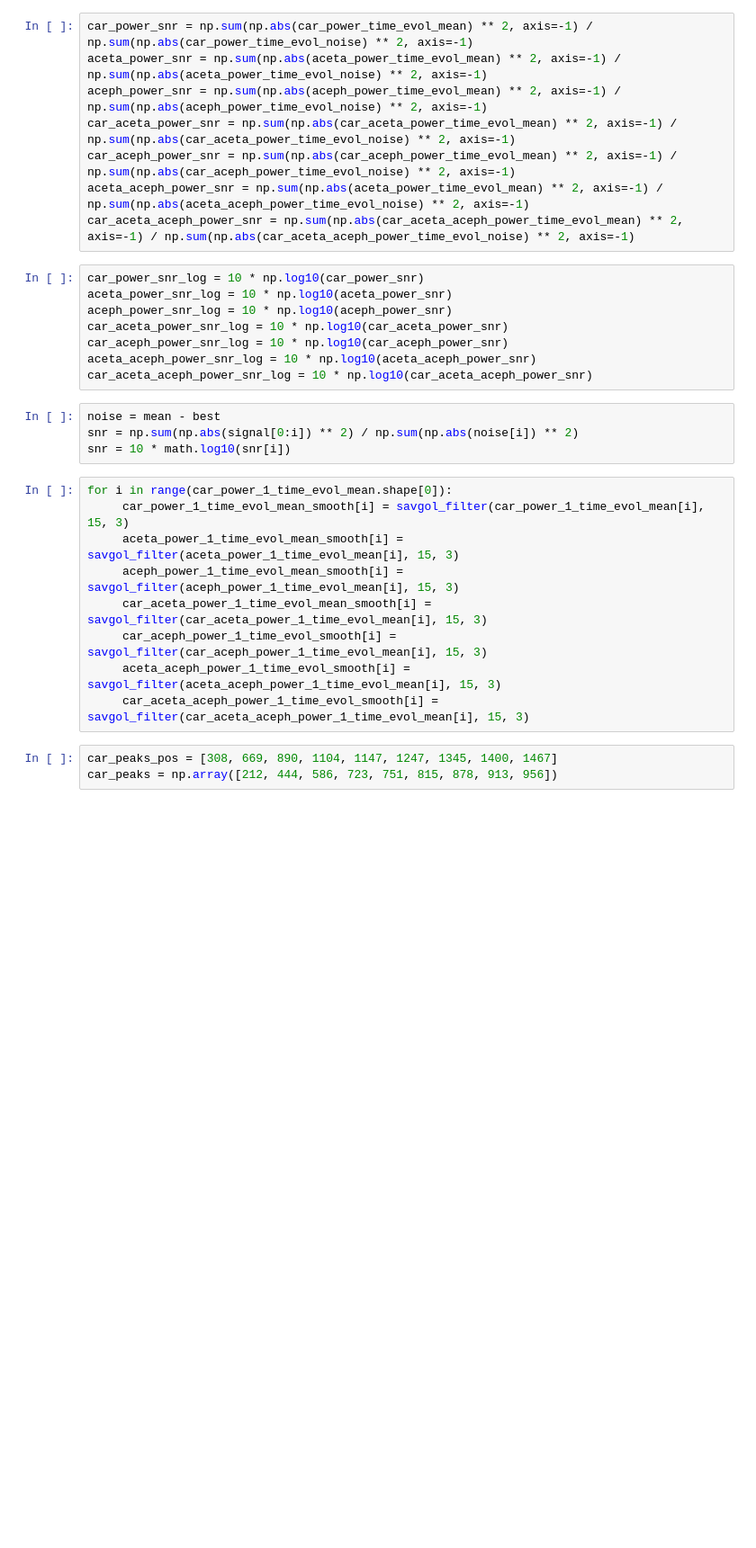
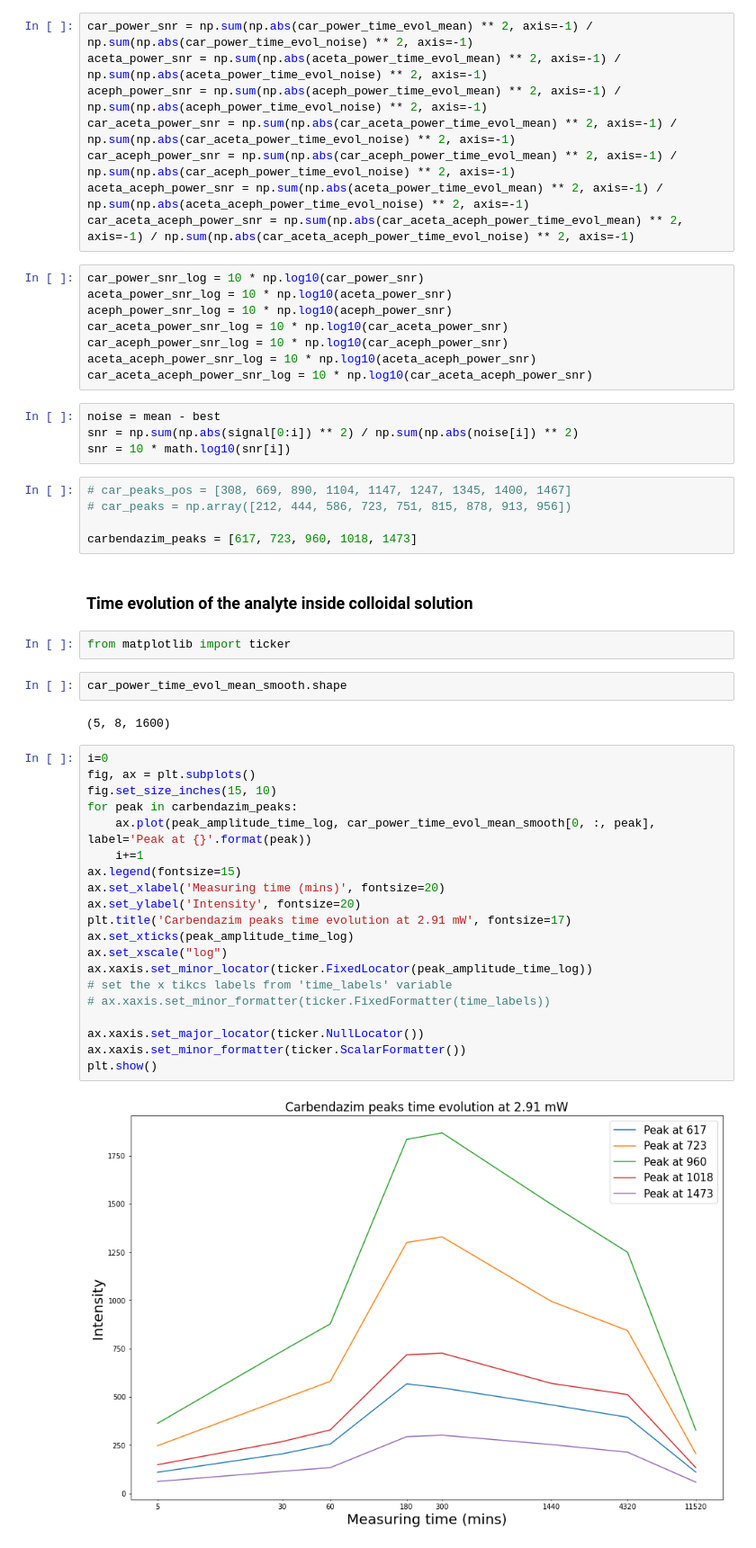
Before and after one commit to anva-kn/Raman, a Jupyter notebook: Aging&Time_evol.ipynb, the cells around one changed output. Shown at 90% size. Saved outputs shown, nothing was run; the diff lists cells and outputs as text; blank space fills up the shorter version.

Commit message:
Analyte evolution over time

```diff
--- a/Aging&Time_evol.ipynb
+++ b/Aging&Time_evol.ipynb
@@ -232,15 +232,38 @@ car_aceta_aceph_power_snr_log = 10 * np.log10(car_aceta_aceph_power_snr)
 noise = mean - best
 snr = np.sum(np.abs(signal[0:i]) ** 2) / np.sum(np.abs(noise[i]) ** 2)
 snr = 10 * math.log10(snr[i])
-# %%
-for i in range(car_power_1_time_evol_mean.shape[0]):
-     car_power_1_time_evol_mean_smooth[i] = savgol_filter(car_power_1_time_evol_mean[i], 15, 3)
-     aceta_power_1_time_evol_mean_smooth[i] = savgol_filter(aceta_power_1_time_evol_mean[i], 15, 3)
-     aceph_power_1_time_evol_mean_smooth[i] = savgol_filter(aceph_power_1_time_evol_mean[i], 15, 3)
-     car_aceta_power_1_time_evol_mean_smooth[i] = savgol_filter(car_aceta_power_1_time_evol_mean[i], 15, 3)
-     car_aceph_power_1_time_evol_smooth[i] = savgol_filter(car_aceph_power_1_time_evol_mean[i], 15, 3)
-     aceta_aceph_power_1_time_evol_smooth[i] = savgol_filter(aceta_aceph_power_1_time_evol_mean[i], 15, 3)
-     car_aceta_aceph_power_1_time_evol_smooth[i] = savgol_filter(car_aceta_aceph_power_1_time_evol_mean[i], 15, 3)
 # %%
-car_peaks_pos = [308, 669, 890, 1104, 1147, 1247, 1345, 1400, 1467]
-car_peaks = np.array([212, 444, 586, 723, 751, 815, 878, 913, 956])
+# car_peaks_pos = [308, 669, 890, 1104, 1147, 1247, 1345, 1400, 1467]
+# car_peaks = np.array([212, 444, 586, 723, 751, 815, 878, 913, 956])
+
+carbendazim_peaks = [617, 723, 960, 1018, 1473]
+# %% [markdown]
+### Time evolution of the analyte inside colloidal solution
+# %%
+from matplotlib import ticker
+# %%
+car_power_time_evol_mean_smooth.shape
+# %% [output]
+(5, 8, 1600)
+# %%
+i=0
+fig, ax = plt.subplots()
+fig.set_size_inches(15, 10)
+for peak in carbendazim_peaks:
+    ax.plot(peak_amplitude_time_log, car_power_time_evol_mean_smooth[0, :, peak], label='Peak at {}'.format(peak))
+    i+=1
+ax.legend(fontsize=15)
+ax.set_xlabel('Measuring time (mins)', fontsize=20)
+ax.set_ylabel('Intensity', fontsize=20)
+plt.title('Carbendazim peaks time evolution at 2.91 mW', fontsize=17)
+ax.set_xticks(peak_amplitude_time_log)
+ax.set_xscale("log")
+ax.xaxis.set_minor_locator(ticker.FixedLocator(peak_amplitude_time_log))
+# set the x tikcs labels from 'time_labels' variable
+# ax.xaxis.set_minor_formatter(ticker.FixedFormatter(time_labels))
+
+ax.xaxis.set_major_locator(ticker.NullLocator())
+ax.xaxis.set_minor_formatter(ticker.ScalarFormatter())
+plt.show()
+# %% [output]
+[figure, added]
```
Also changed, not shown: parts of 3 cells of this notebook.
